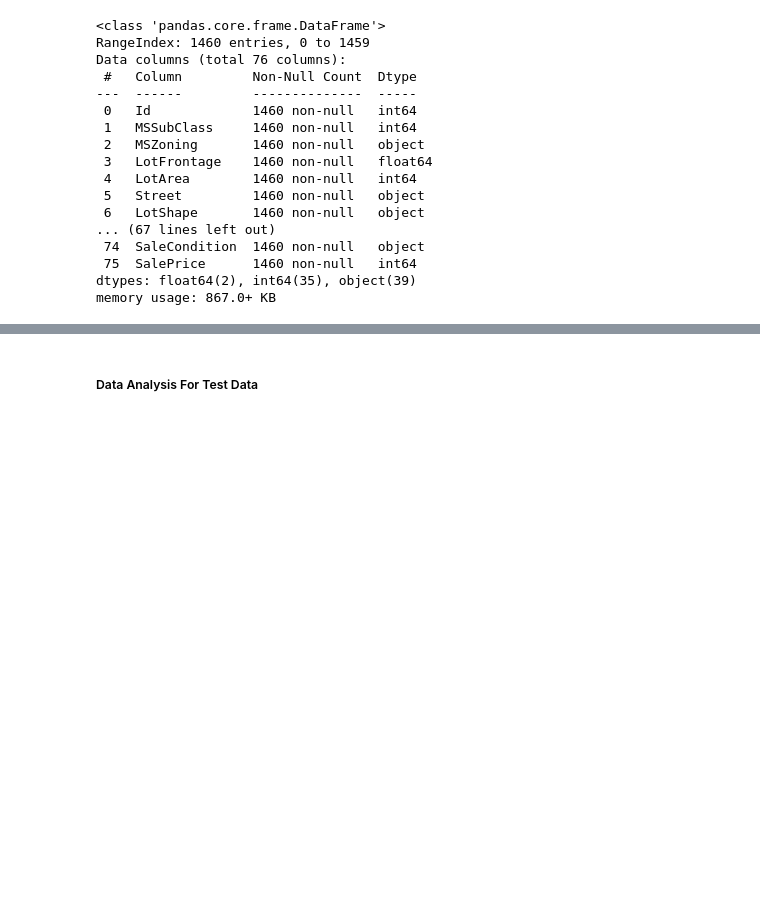
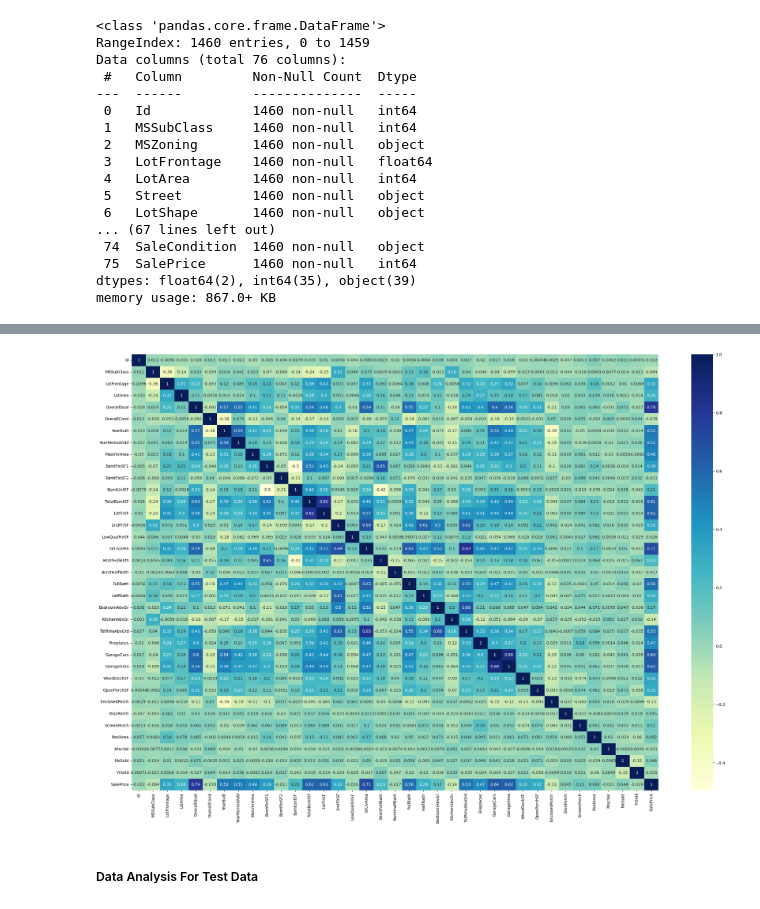
Before and after one commit to vishal606/House-Price-Prediction---Advance---, a Jupyter notebook: House_price_prediction.ipynb, the cells around one changed output, grey strips where cells are left out. Saved outputs shown, nothing was run; the diff lists cells and outputs as text; code cells hidden in the pictures; blank space fills up the shorter version.

```diff
--- a/House_price_prediction.ipynb
+++ b/House_price_prediction.ipynb
@@ -158,3 +197,7 @@ Data columns (total 76 columns):
  75  SalePrice      1460 non-null   int64
 dtypes: float64(2), int64(35), object(39)
 memory usage: 867.0+ KB
+# %%
+# correlation matrix
+cor = train.corr()
+cor
@@ -161,3 +222,14 @@ memory usage: 867.0+ KB
+# %%
+# plotting correlations on a heatmap
+
+# figure size
+plt.figure(figsize=(30,20))
+
+# heatmap
+sns.heatmap(cor, cmap="YlGnBu", annot=True)
+plt.show()
+# %% [output]
+[figure, added]
 # %% [markdown]
 ##### Data Analysis For Test Data
 # %%
```
Also changed, not shown: parts of 15 cells of this notebook, 1 other file.
